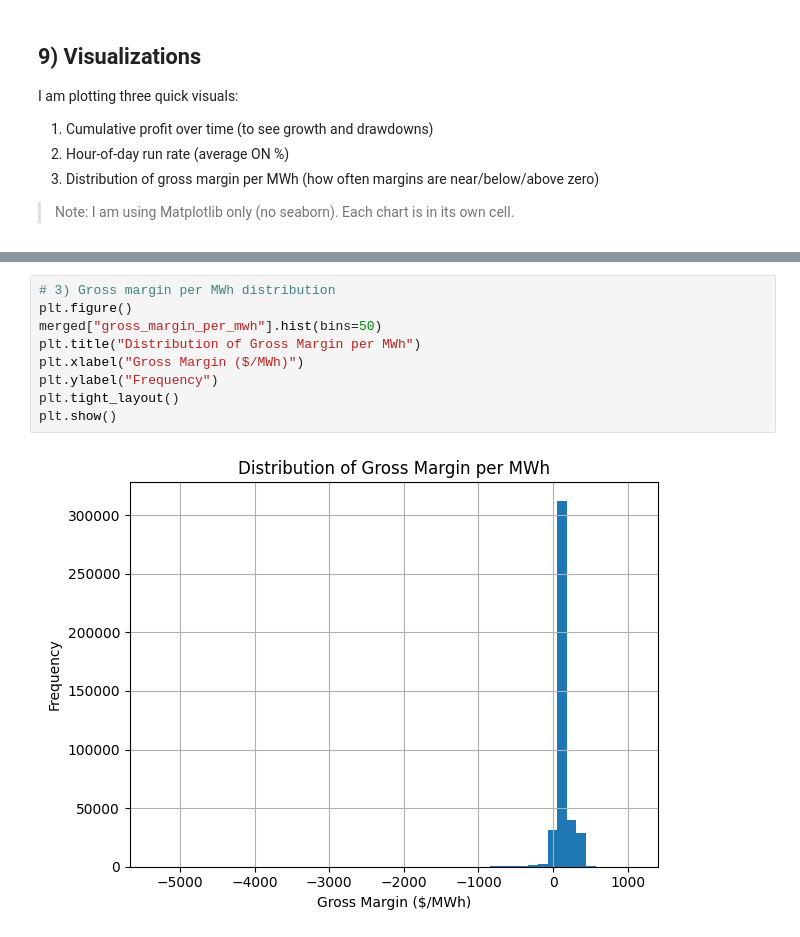
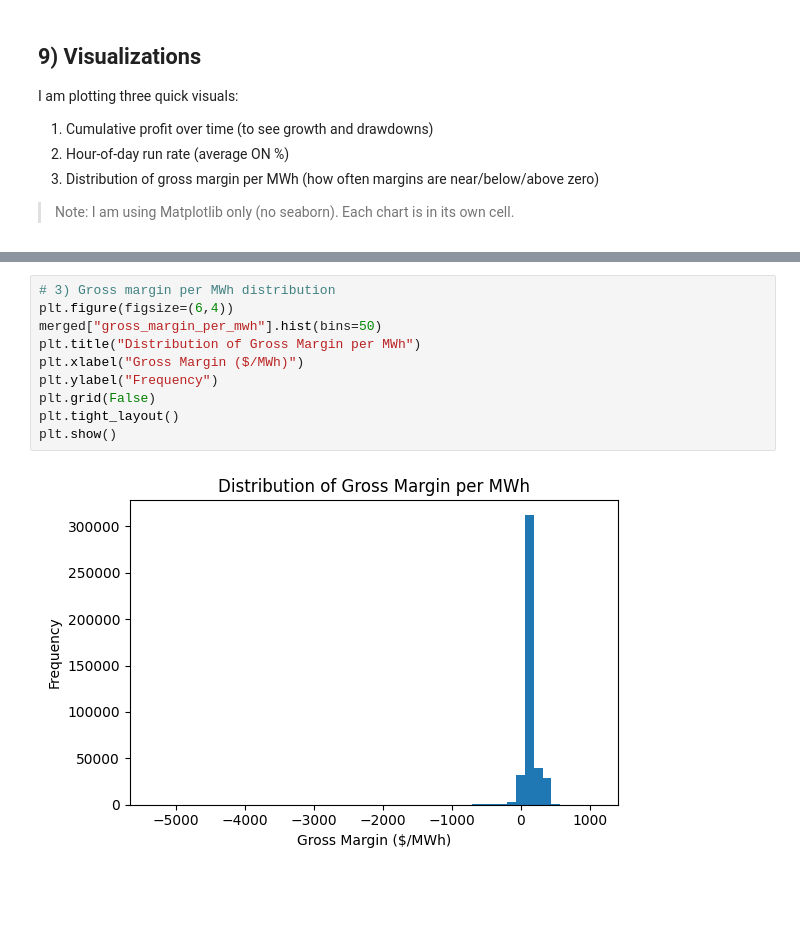
Before and after one commit to christianasb/Bitcoin-Mining-Dispatch-Model, a Jupyter notebook: bitcoin_mining_dispatch.ipynb, the cells around one changed output, grey strips where cells are left out. Drawn from its saved outputs; the diff is of its cells as text; blank space fills up the shorter version.

```diff
--- a/bitcoin_mining_dispatch.ipynb
+++ b/bitcoin_mining_dispatch.ipynb
@@ -524,11 +542,12 @@ plt.show()
 # %%
 # 3) Gross margin per MWh distribution
-plt.figure()
+plt.figure(figsize=(6,4))
 merged["gross_margin_per_mwh"].hist(bins=50)
 plt.title("Distribution of Gross Margin per MWh")
 plt.xlabel("Gross Margin ($/MWh)")
 plt.ylabel("Frequency")
+plt.grid(False)
 plt.tight_layout()
 plt.show()
 # %% [output]
-[figure, old version]
+[figure, new version]
```
Also changed, not shown: parts of 5 cells of this notebook.
